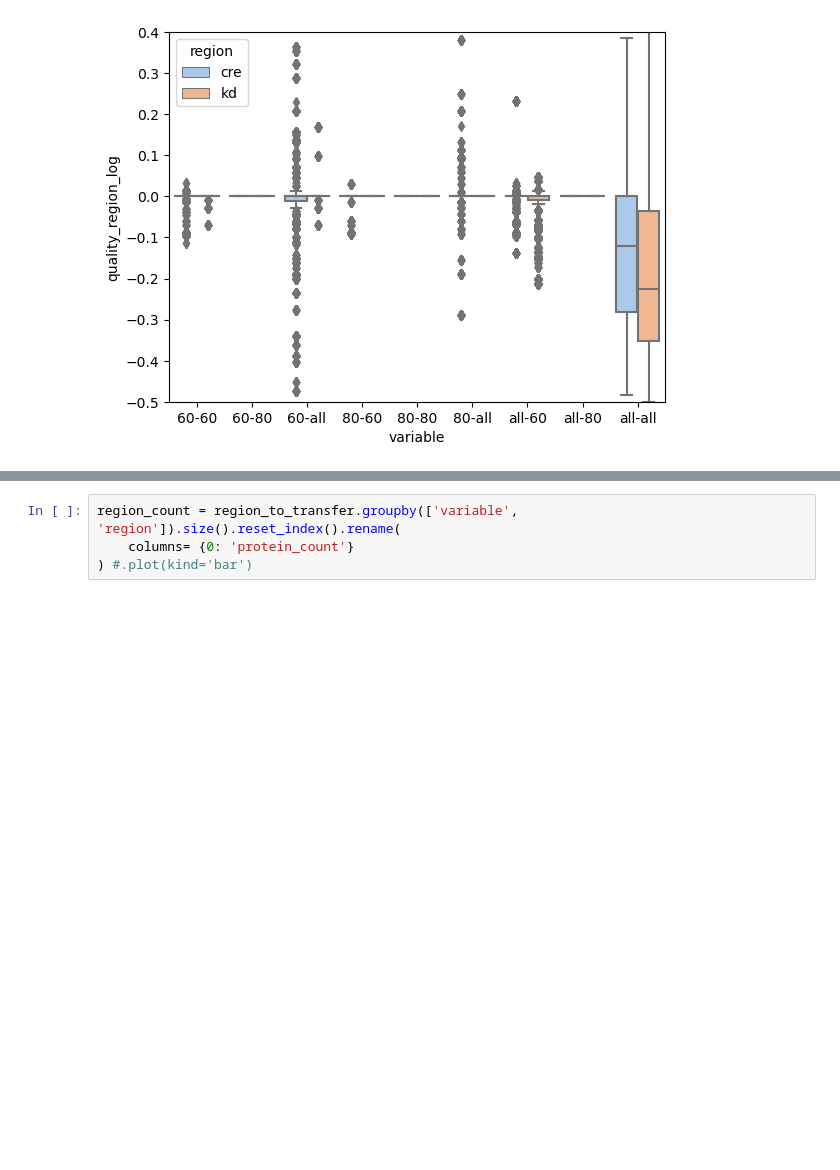
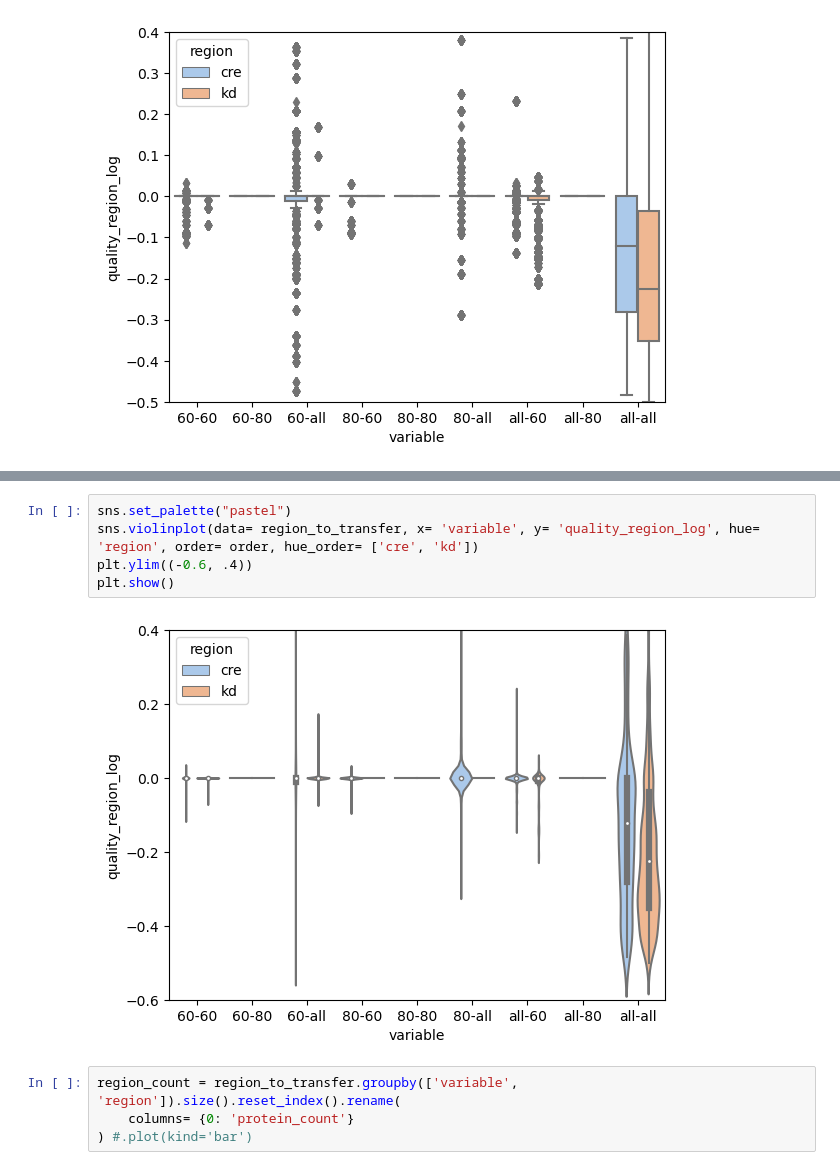
Before and after one commit to alvaro-2/cis-reg, a Jupyter notebook: scripts/regions_to_transfer_analysis.ipynb, the cells around one changed output, grey strips where cells are left out. Drawn from its saved outputs; the diff is of its cells as text; blank space fills up the shorter version.

```diff
--- a/scripts/regions_to_transfer_analysis.ipynb
+++ b/scripts/regions_to_transfer_analysis.ipynb
@@ -83,3 +87,10 @@ plt.show()
+# %%
+sns.set_palette("pastel")
+sns.violinplot(data= region_to_transfer, x= 'variable', y= 'quality_region_log', hue= 'region', order= order, hue_order= ['cre', 'kd'])
+plt.ylim((-0.6, .4))
+plt.show()
+# %% [output]
+[figure, added]
 # %%
 region_count = region_to_transfer.groupby(['variable', 'region']).size().reset_index().rename(
     columns= {0: 'protein_count'}
```
Also changed, not shown: parts of 4 cells of this notebook.
